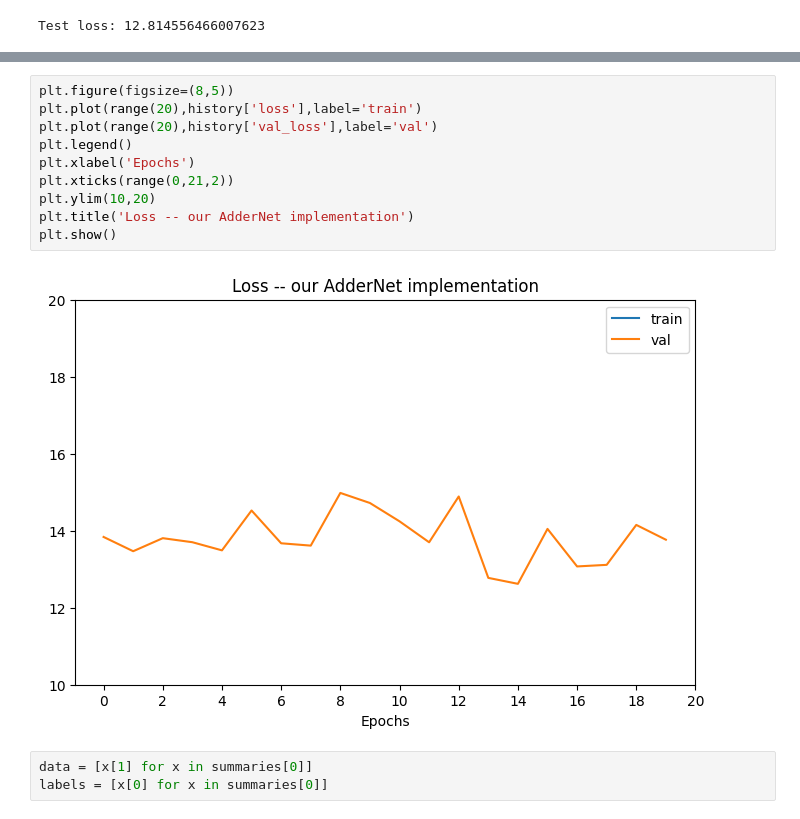
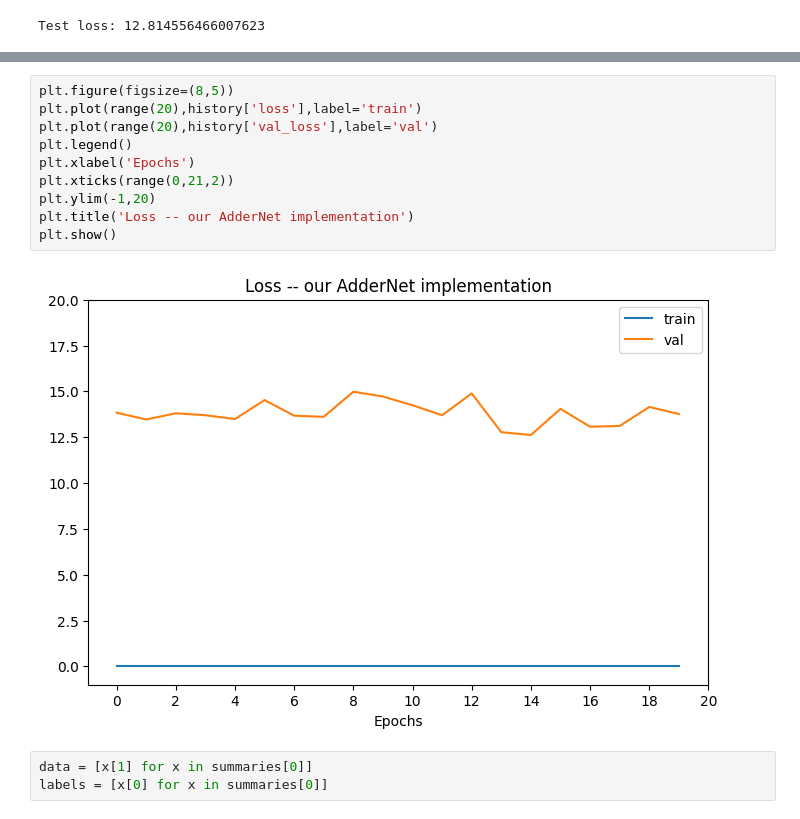
Before and after one commit to jdowner212/cs577_addernet, a Jupyter notebook: AdderNet_functions.ipynb, the cells around one changed output, grey strips where cells are left out. Cells and saved outputs as stored; diff of their text form.

Commit message:
plots

```diff
--- a/AdderNet_functions.ipynb
+++ b/AdderNet_functions.ipynb
@@ -74,15 +74,15 @@ plt.show()
 # %%
 plt.figure(figsize=(8,5))
 plt.plot(range(20),history['loss'],label='train')
 plt.plot(range(20),history['val_loss'],label='val')
 plt.legend()
 plt.xlabel('Epochs')
 plt.xticks(range(0,21,2))
-plt.ylim(10,20)
+plt.ylim(-1,20)
 plt.title('Loss -- our AdderNet implementation')
 plt.show()
 # %% [output]
-[figure, old version]
+[figure, new version]
 # %%
 data = [x[1] for x in summaries[0]]
 labels = [x[0] for x in summaries[0]]
```
Also changed, not shown: parts of 2 cells of this notebook.
